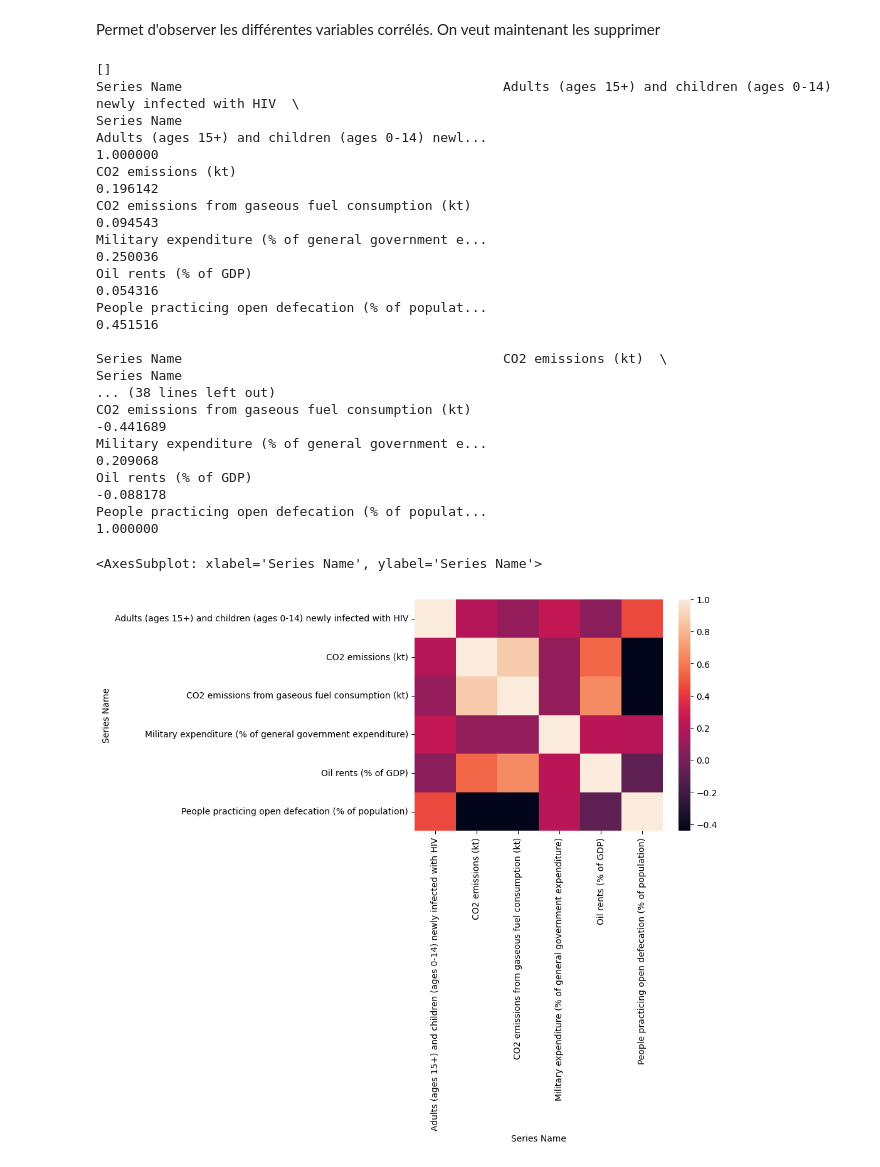
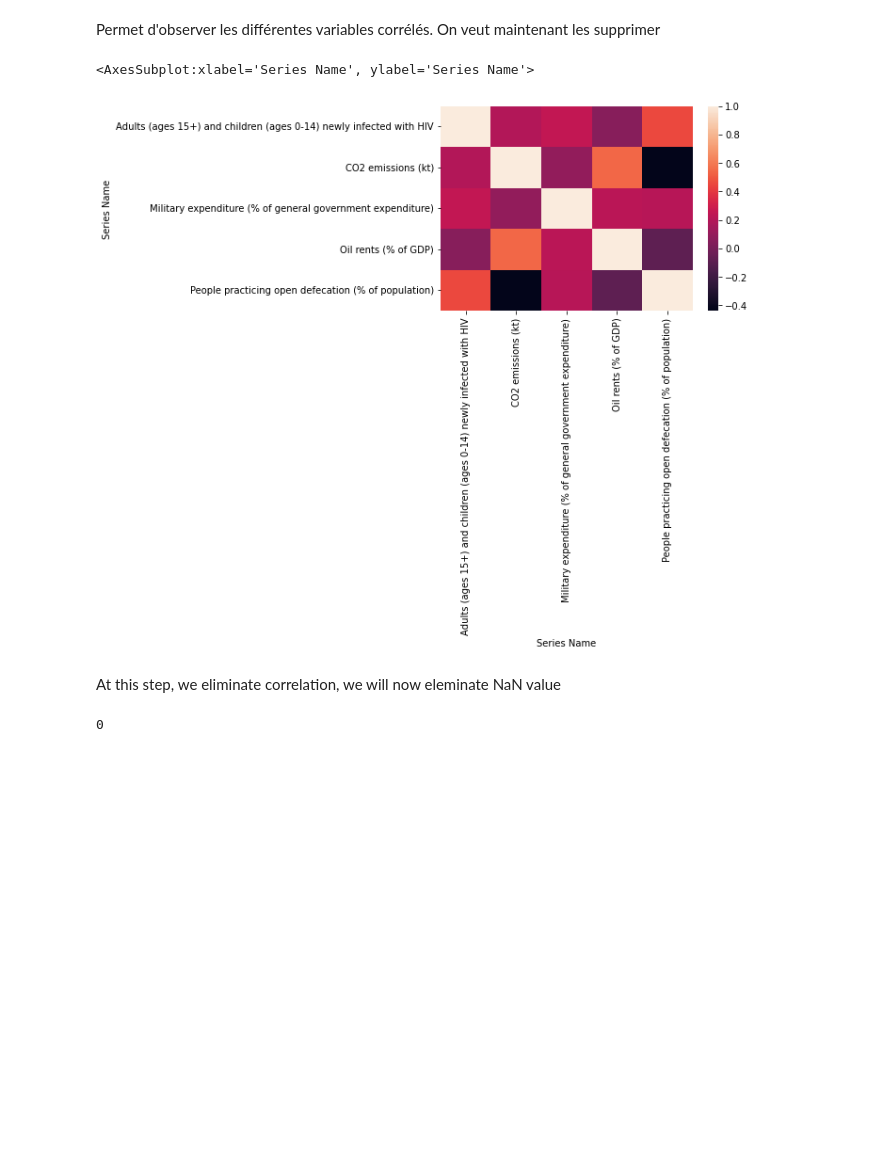
Before and after one commit to f2ire/IA_project, a Jupyter notebook: report1.ipynb, the cells around one changed output. Saved outputs shown, nothing was run; the diff lists cells and outputs as text; code cells hidden in the pictures; blank space fills up the shorter version.

Commit message:
[UPDATE] Transform NaN Values

```diff
--- a/report1.ipynb
+++ b/report1.ipynb
@@ -117,27 +134,22 @@ seaborn.heatmap(df_corr)
 Permet d'observer les différentes variables corrélés. On veut maintenant les supprimer
 # %%
 importlib.reload(dm)
-df_step3_clean = dm.def_correled_series(df_step2_clean, df_corr, 0.8)
-df_corr3 = df_step3_clean.T.corr("spearman")
-print(df_corr3)
-seaborn.heatmap(df_corr3)
+df_step3_clean = dm.def_correled_series(df_step2_clean, df_corr,0.8)
+df_corr_clean = df_step3_clean.T.corr("spearman")
+seaborn.heatmap(df_corr_clean)
 # %% [output]
-[]
-Series Name                                         Adults (ages 15+) and children (ages 0-14) newly infected with HIV  \
-Series Name
-Adults (ages 15+) and children (ages 0-14) newl...                                           1.000000
-CO2 emissions (kt)                                                                           0.196142
-CO2 emissions from gaseous fuel consumption (kt)                                             0.094543
-Military expenditure (% of general government e...                                           0.250036
-Oil rents (% of GDP)                                                                         0.054316
-People practicing open defecation (% of populat...                                           0.451516
-
-Series Name                                         CO2 emissions (kt)  \
-Series Name
-... (38 lines left out)
-CO2 emissions from gaseous fuel consumption (kt)                                            -0.441689
-Military expenditure (% of general government e...                                           0.209068
-Oil rents (% of GDP)                                                                        -0.088178
-People practicing open defecation (% of populat...                                           1.000000
+<AxesSubplot:xlabel='Series Name', ylabel='Series Name'>
-<AxesSubplot: xlabel='Series Name', ylabel='Series Name'>
-[figure, old version]
+[figure, new version]
+# %% [markdown]
+At this step, we eliminate correlation, we will now eleminate NaN value
+# %%
+importlib.reload(dm)
+
+[sum(df.isnull().sum()) ,sum(df_step1_clean.isnull().sum())
+,sum(df_step2_clean.isnull().sum())
+,sum(df_step3_clean.isnull().sum())]  # Evolution of NaN Value TODO: Graphique evolution
+
+df_step4_clean = dm.replace_nan_knn(df_step3_clean)
+print(sum(df_step4_clean.isnull().sum()))
+# %% [output]
+0
```
Also changed, not shown: parts of 4 cells of this notebook, 2 other files.
